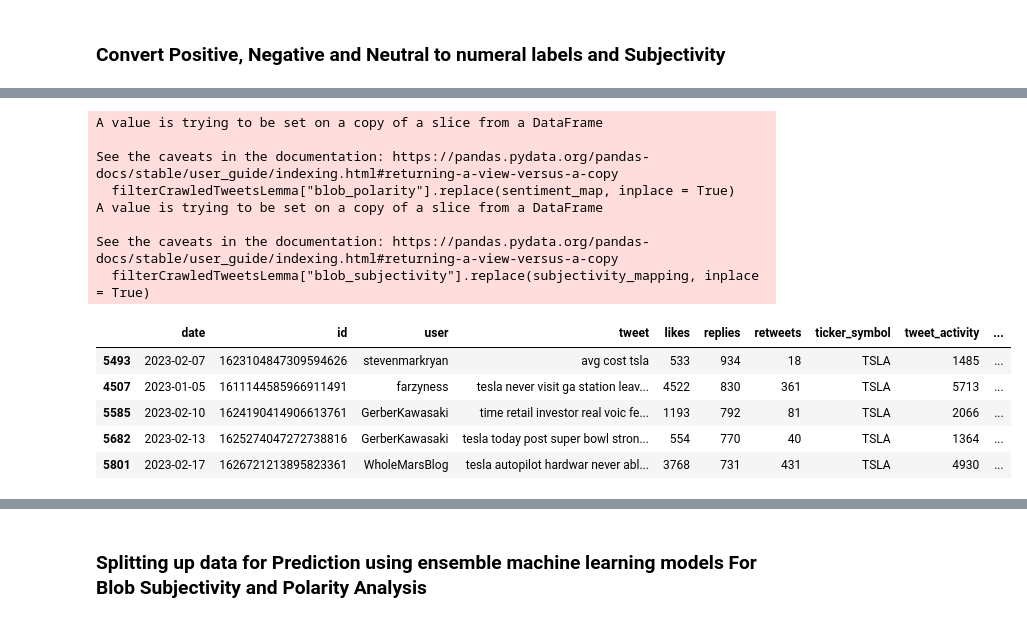
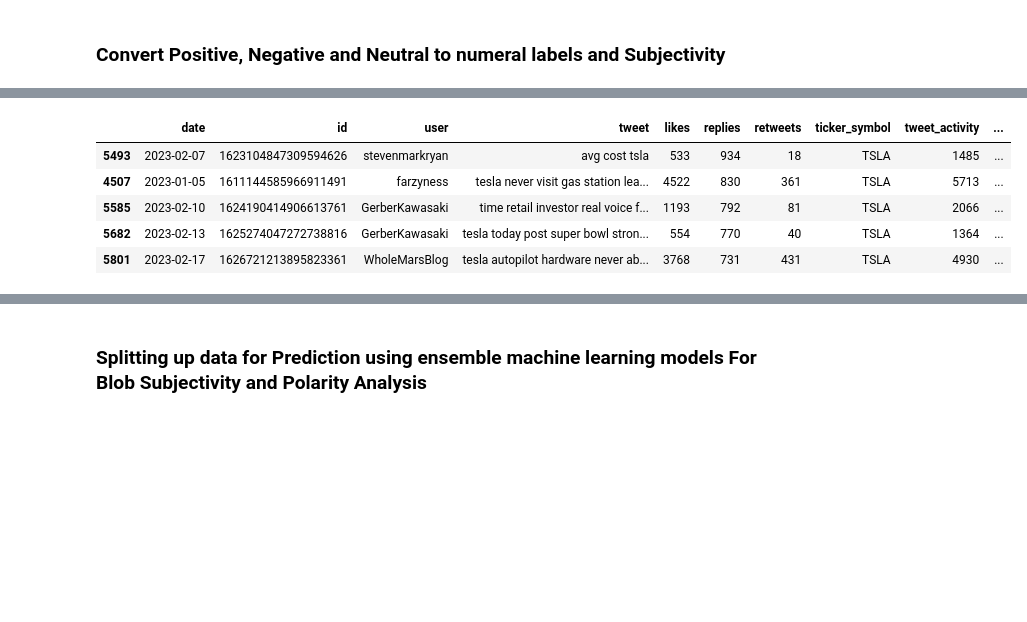
Before and after one commit to erictan23/TwitterIR, a Jupyter notebook: SentimentalAnalysis.ipynb, the cells around one changed output, grey strips where cells are left out. Drawn from its saved outputs; the diff is of its cells as text; code cells hidden in the pictures; blank space fills up the shorter version.

Commit message:
Added one-hot-encoding for polarity

```diff
--- a/SentimentalAnalysis.ipynb
+++ b/SentimentalAnalysis.ipynb
@@ -430,6 +414,7 @@ filterTweets["body"].head()
 4182686    think basic financi insan buy anyth except ele...
 Name: body, dtype: object
 # %%
-filterCrawledTweetsLemma = clean_dataframe_text(filterCrawledTweets, "tweet", True)
+filterCrawledTweetsLemma = filterCrawledTweets.copy()
+filterCrawledTweetsLemma = clean_dataframe_text(filterCrawledTweetsLemma, "tweet", True)
 filterCrawledTweetsLemma.head()
 # %% [output]
@@ -786,22 +703,14 @@ See the caveats in the documentation: https://pandas.pydata.org/pandas-docs/stab
 # %%
 
-filterCrawledTweetsLemma["blob_polarity"].replace(sentiment_map, inplace = True)
+filterCrawledTweetsLemma = pd.get_dummies(filterCrawledTweetsLemma, columns = ["blob_polarity"])
 filterCrawledTweetsLemma["blob_subjectivity"].replace(subjectivity_mapping, inplace = True)
 filterCrawledTweetsLemma.head()
 # %% [output]
-A value is trying to be set on a copy of a slice from a DataFrame
-
-See the caveats in the documentation: https://pandas.pydata.org/pandas-docs/stable/user_guide/indexing.html#returning-a-view-versus-a-copy
-  filterCrawledTweetsLemma["blob_polarity"].replace(sentiment_map, inplace = True)
-A value is trying to be set on a copy of a slice from a DataFrame
-
-See the caveats in the documentation: https://pandas.pydata.org/pandas-docs/stable/user_guide/indexing.html#returning-a-view-versus-a-copy
-  filterCrawledTweetsLemma["blob_subjectivity"].replace(subjectivity_mapping, inplace = True)
 |  | date | id | user | tweet | likes | replies | retweets | ticker_symbol | tweet_activity | ... |
 | 5493 | 2023-02-07 | 1623104847309594626 | stevenmarkryan | avg cost tsla | 533 | 934 | 18 | TSLA | 1485 | ... |
-| 4507 | 2023-01-05 | 1611144585966911491 | farzyness | tesla never visit ga station leav... | 4522 | 830 | 361 | TSLA | 5713 | ... |
-| 5585 | 2023-02-10 | 1624190414906613761 | GerberKawasaki | time retail investor real voic fe... | 1193 | 792 | 81 | TSLA | 2066 | ... |
+| 4507 | 2023-01-05 | 1611144585966911491 | farzyness | tesla never visit gas station lea... | 4522 | 830 | 361 | TSLA | 5713 | ... |
+| 5585 | 2023-02-10 | 1624190414906613761 | GerberKawasaki | time retail investor real voice f... | 1193 | 792 | 81 | TSLA | 2066 | ... |
 | 5682 | 2023-02-13 | 1625274047272738816 | GerberKawasaki | tesla today post super bowl stron... | 554 | 770 | 40 | TSLA | 1364 | ... |
-| 5801 | 2023-02-17 | 1626721213895823361 | WholeMarsBlog | tesla autopilot hardwar never abl... | 3768 | 731 | 431 | TSLA | 4930 | ... |
+| 5801 | 2023-02-17 | 1626721213895823361 | WholeMarsBlog | tesla autopilot hardware never ab... | 3768 | 731 | 431 | TSLA | 4930 | ... |
 # %%
 
```
Also changed, not shown: parts of 141 cells of this notebook.
